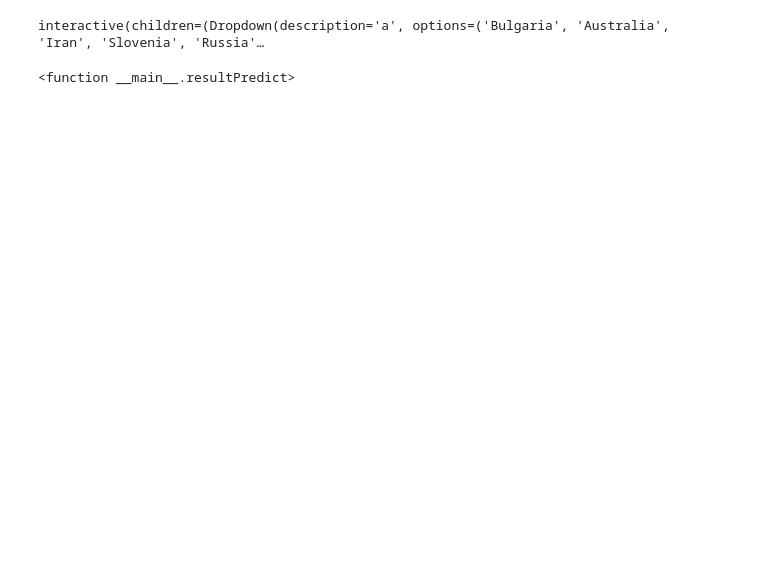
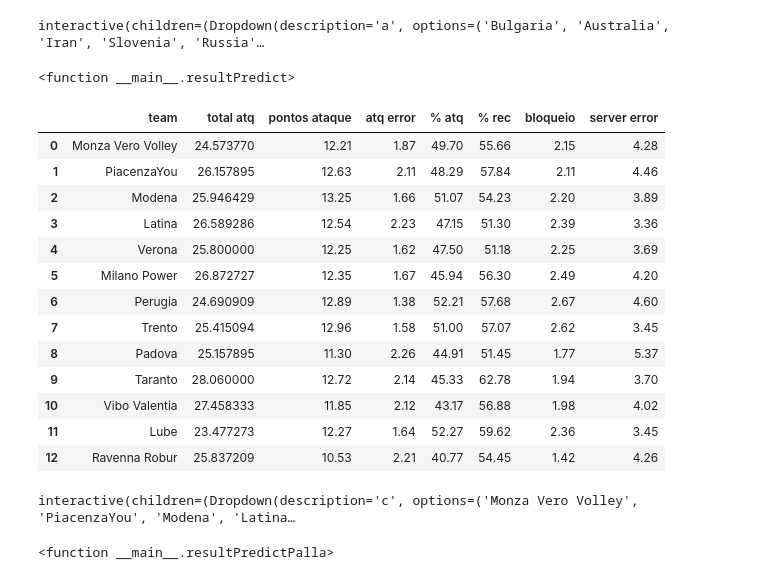
Before and after one commit to guilimadev/Volleyball-Game-Win-Predictor, a Jupyter notebook: Volleyball_Predictor.ipynb, the cells around one changed output. Drawn from its saved outputs; the diff is of its cells as text; code cells hidden in the pictures; blank space fills up the shorter version.

```diff
--- a/Volleyball_Predictor.ipynb
+++ b/Volleyball_Predictor.ipynb
@@ -15,6 +15,9 @@ warnings.filterwarnings("ignore")
 # %%
 df_vnl = pd.read_csv('gdrive/My Drive/Colab Notebooks/csv/vnl_2021_preliminaryround_mens.csv',index_col=1)
 df_vnl = df_vnl.drop('Unnamed: 0', axis=1)
+
+df_pallavolo = pd.read_csv('gdrive/My Drive/Colab Notebooks/csv/Pallavolo_Teams_Stats.csv')
+df_pallavolo = df_pallavolo.drop('Unnamed: 0', axis=1)
 # %%
 df_vnl.index.names = ['id_jogo']
 # %%
@@ -227,0 +202,23 @@ interactive(children=(Dropdown(description='a', options=('Bulgaria', 'Australia'
+# %%
+df_pallavolo['bloqueio'] = df_pallavolo['bloqueio'].str.replace(',','.')
+df_pallavolo
+# %% [output]
+|  | team | total atq | pontos ataque | atq error | % atq | % rec | bloqueio | server error |
+| 0 | Monza Vero Volley | 24.573770 | 12.21 | 1.87 | 49.70 | 55.66 | 2.15 | 4.28 |
+| 1 | PiacenzaYou | 26.157895 | 12.63 | 2.11 | 48.29 | 57.84 | 2.11 | 4.46 |
+| 2 | Modena | 25.946429 | 13.25 | 1.66 | 51.07 | 54.23 | 2.20 | 3.89 |
+| 3 | Latina | 26.589286 | 12.54 | 2.23 | 47.15 | 51.30 | 2.39 | 3.36 |
+| 4 | Verona | 25.800000 | 12.25 | 1.62 | 47.50 | 51.18 | 2.25 | 3.69 |
+| 5 | Milano Power | 26.872727 | 12.35 | 1.67 | 45.94 | 56.30 | 2.49 | 4.20 |
+| 6 | Perugia | 24.690909 | 12.89 | 1.38 | 52.21 | 57.68 | 2.67 | 4.60 |
+| 7 | Trento | 25.415094 | 12.96 | 1.58 | 51.00 | 57.07 | 2.62 | 3.45 |
+| 8 | Padova | 25.157895 | 11.30 | 2.26 | 44.91 | 51.45 | 1.77 | 5.37 |
+| 9 | Taranto | 28.060000 | 12.72 | 2.14 | 45.33 | 62.78 | 1.94 | 3.70 |
+| 10 | Vibo Valentia | 27.458333 | 11.85 | 2.12 | 43.17 | 56.88 | 1.98 | 4.02 |
+| 11 | Lube | 23.477273 | 12.27 | 1.64 | 52.27 | 59.62 | 2.36 | 3.45 |
+| 12 | Ravenna Robur | 25.837209 | 10.53 | 2.21 | 40.77 | 54.45 | 1.42 | 4.26 |
+# %%
+interact(resultPredictPalla,c=pallavolo_teams,d=pallavolo_teams)
+# %% [output]
+interactive(children=(Dropdown(description='c', options=('Monza Vero Volley', 'PiacenzaYou', 'Modena', 'Latina…
+<function __main__.resultPredictPalla>
```
Also changed, not shown: parts of 14 cells of this notebook.
